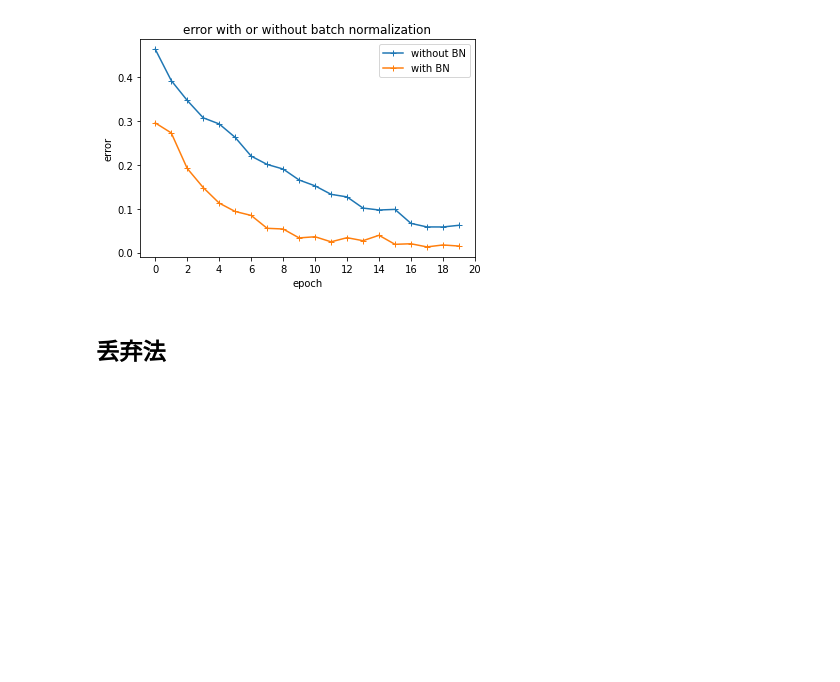
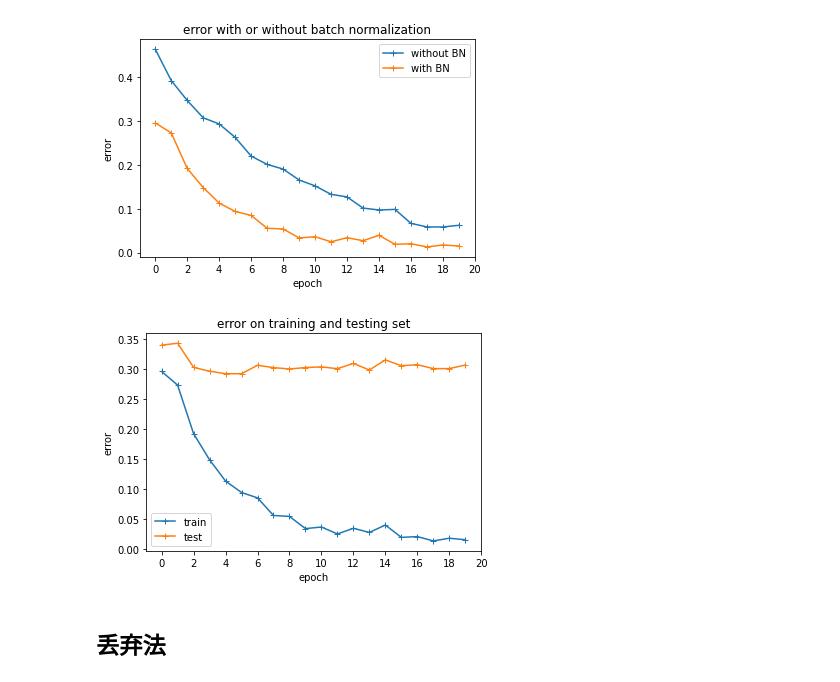
Before and after one commit to quniLcs/nndl, a Jupyter notebook: Project 2/Code/main.ipynb, the cells around one changed output. Cells and saved outputs as stored; diff of their text form; code cells hidden in the pictures; blank space fills up the shorter version.

```diff
--- a/Project 2/Code/main.ipynb
+++ b/Project 2/Code/main.ipynb
@@ -587,6 +587,18 @@ plt.savefig(fig_file)
 plt.show()
 # %% [output]
 [figure]
+# %%
+plt.plot(train_error_BN, '-+')
+plt.plot(test_error_BN, '-+')
+plt.xticks(range(0, 21, 2))
+plt.legend(['train', 'test'])
+plt.xlabel('epoch')
+plt.ylabel('error')
+plt.title('error on training and testing set')
+
+plt.show()
+# %% [output]
+[figure, added]
 # %% [markdown]
 ## 丢弃法
 # %%
```
Also changed, not shown: parts of 1 cell of this notebook.
